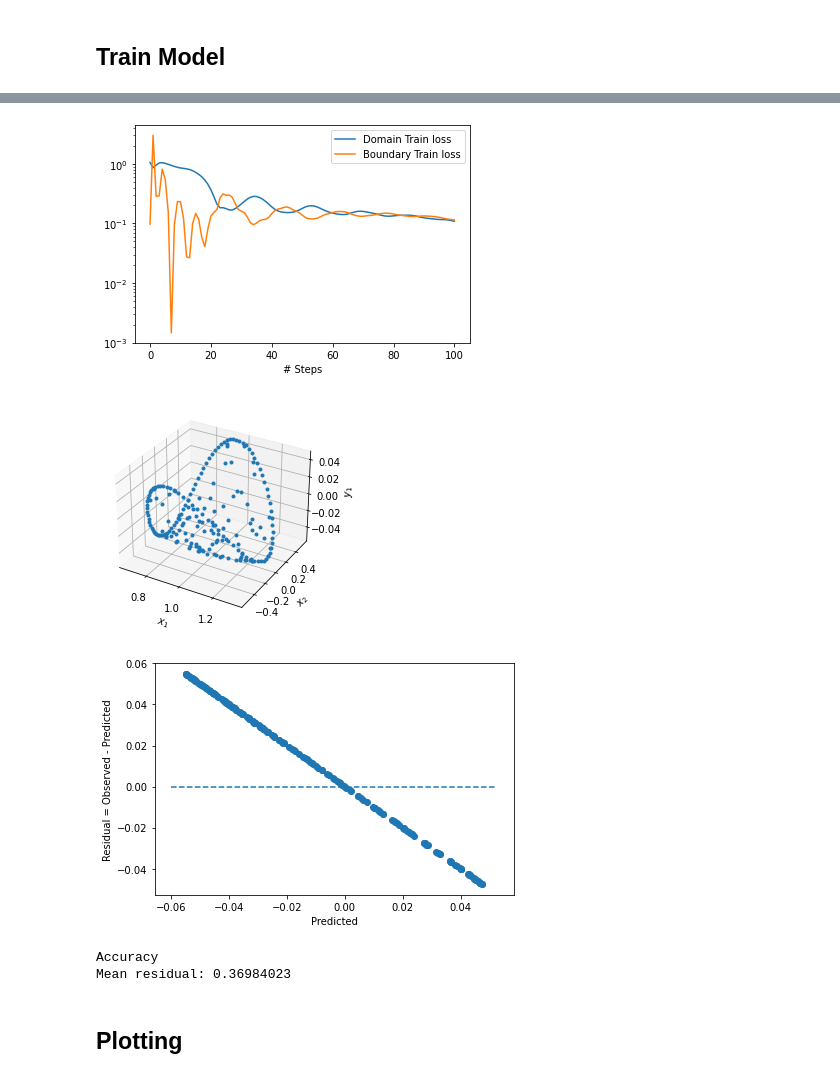
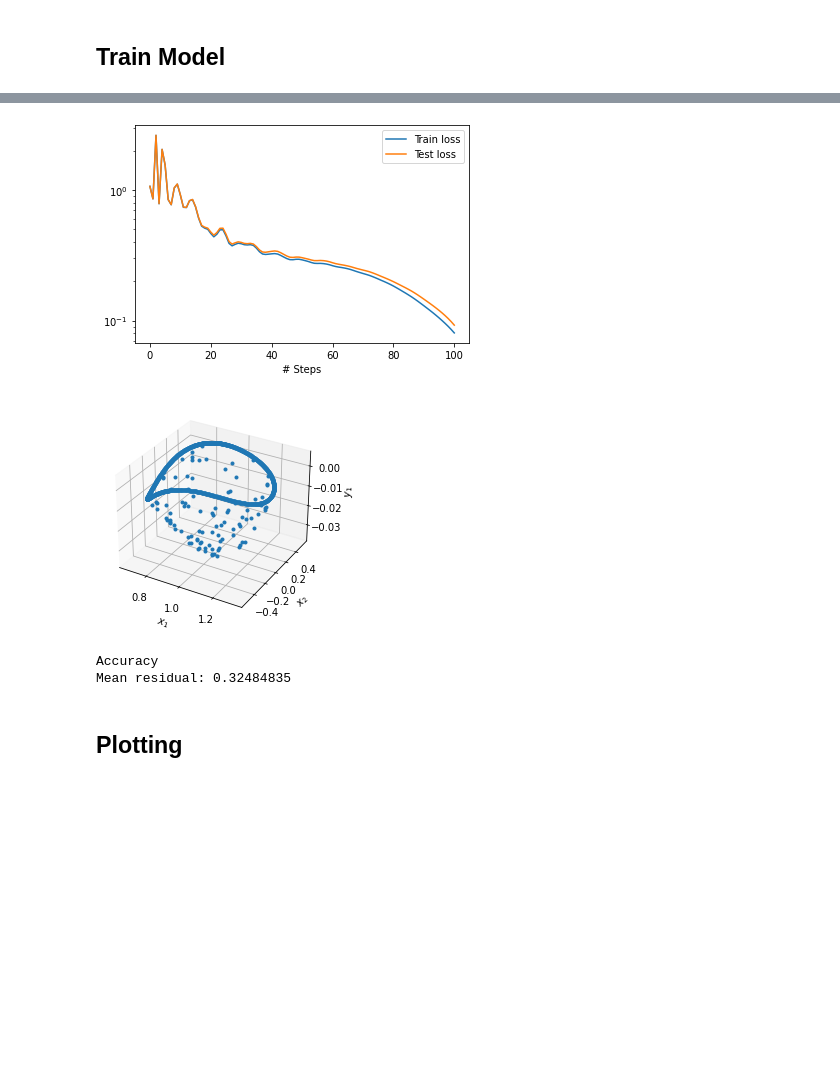
Before and after one commit to akaptano/deepxde_copy, a Jupyter notebook: gs-2d-surrogate/general_solovev_equil_visual.ipynb, the cells around one changed output, grey strips where cells are left out. Cells and saved outputs as stored; diff of their text form; code cells hidden in the pictures; blank space fills up the shorter version.

```diff
--- a/gs-2d-surrogate/general_solovev_equil_visual.ipynb
+++ b/gs-2d-surrogate/general_solovev_equil_visual.ipynb
@@ -68,9 +68,6 @@ spatial_domain = dde.geometry.Ellipse(eps, kappa, delta)
 x,u = gen_traindata(1001)
 
 n_test = 100
-x_test,u_test = gen_traindata(n_test)
-x_test = np.concatenate((x_test, spatial_domain.random_points(n_test)))
-u_test = np.concatenate((u_test, np.zeros((n_test, 1))))
 
 # specify psi, psi_r, psi_z, psi_rr, psi_zz at four locations
 
@@ -85,29 +82,14 @@ observe_x = np.concatenate((x,observe_x))
 observe_y = np.concatenate((u,observe_y))
 
 bc135 = dde.PointSetBC(x,u)
-# bc135 = dde.PointSetBC(observe_x, observe_y)
-
-# x[0] = R, x[1] = Z, u[0] = U
-bc2 = dde.OperatorBC(spatial_domain ,
-                    lambda x, u, _: psi_zz(x, u)+ N1*psi_r(x,u),
-                    boundary_outer)
-
-bc4 = dde.OperatorBC(spatial_domain,
-                    lambda x, u, _: psi_zz(x, u)+ N2*psi_r(x,u),
-                    boundary_inner)
-
-bc6 = dde.OperatorBC(spatial_domain ,lambda x, u, _: psi_r(x, u), boundary_high)
-bc7 = dde.OperatorBC(spatial_domain ,lambda x, u, _: psi_rr(x, u)+ N3 * psi_z(x, u), boundary_high)
 
 data = dde.data.PDE(
     spatial_domain,
     pde_solovev,
     [bc135],
-    #anchors=observe_x,
     num_domain=1024,
     num_boundary=0,
-    x_test=x_test,
-    y_test=u_test,
+    num_test=n_test,
     train_distribution="LHS"
 )
 
@@ -141,6 +125,7 @@ import os
 DATE = "10122022"
 CONFIG = "ITER"
 LR = 2e-2
+DROPOUT = 0.1
 DEPTH = 3
 BREADTH = 20
 run = "01_100Adam_BFGS"
@@ -155,7 +140,10 @@ if not isExist:
   os.makedirs(PATH)
   print("The new directory is created!")
 
-net = dde.maps.FNN([2] + DEPTH * [BREADTH] + [1], AF, "Glorot normal")
+net = dde.maps.FNN(
+    [2] + DEPTH * [BREADTH] + [1], AF, "Glorot normal",
+    #dropout_rate=DROPOUT
+)
 
 model = dde.Model(data, net)
 decay_rate = 1.0
@@ -165,8 +153,10 @@ for i in range(1):
       "adam", lr=LR/(decay_rate*(i+1)),
       loss_weights=[1,100]
   )
-  loss_history, train_state = model.train(epochs=100, display_every = 1)
-  dde.saveplot(loss_history, train_state, save_plot=True,issave=True, isplot=True,output_dir=f'./cefron/{CONFIG}/runs/{RUN_NAME}')
+  loss_history, train_state = model.train(
+      epochs=100, display_every=1, #callbacks=[dde.callbacks.DropoutUncertainty()]
+  )
+  dde.saveplot(loss_history, train_state, issave=True, isplot=True,output_dir=f'./cefron/{CONFIG}/runs/{RUN_NAME}')
 
 # make mesh
 nx = 100
@@ -207,12 +197,11 @@ Step      Train loss              Test loss               Test metric
 
 Saving loss history to ./cefron/ITER/runs/network_sweep_10122022_depth03_breadth20_swish_lr0.02-varying-short_lw1-10_01_100Adam_BFGS/loss.dat ...
 Saving training data to ./cefron/ITER/runs/network_sweep_10122022_depth03_breadth20_swish_lr0.02-varying-short_lw1-10_01_100Adam_BFGS/train.dat ...
 Saving test data to ./cefron/ITER/runs/network_sweep_10122022_depth03_breadth20_swish_lr0.02-varying-short_lw1-10_01_100Adam_BFGS/test.dat ...
-[figure, old version]
+[figure, new version]
-[figure, old version]
+[figure, new version]
-[figure, removed]
 Accuracy
-Mean residual: 0.36984023
+Mean residual: 0.32484835
 # %% [markdown]
 ## Plotting
 # %% [markdown]
```
Also changed, not shown: parts of 6 cells of this notebook, 5 other files.
